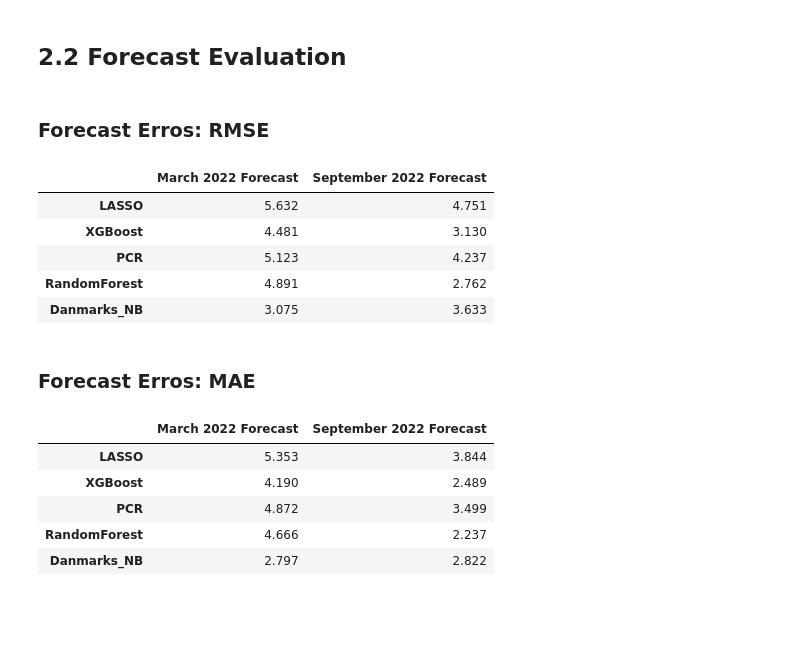
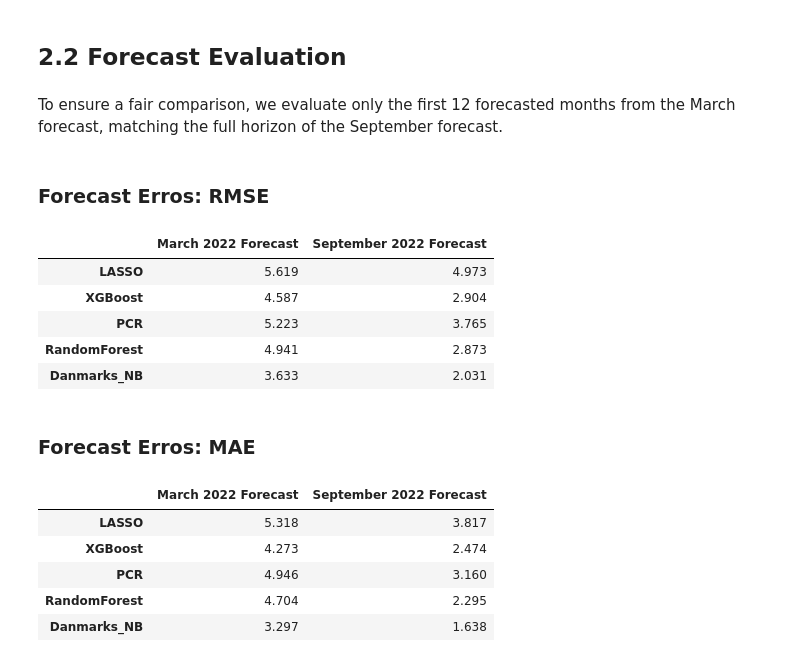
Before and after one commit to Rasmushoy/Inflation-Forecast, a Jupyter notebook: CaseStudy_Covid19.ipynb, the cells around one changed output. Drawn from its saved outputs; the diff is of its cells as text; code cells hidden in the pictures; blank space fills up the shorter version.

```diff
--- a/CaseStudy_Covid19.ipynb
+++ b/CaseStudy_Covid19.ipynb
@@ -364,6 +266,3 @@ forecast_sept = run_all_forecasters(
 # %%
 nb_march_2022 = NB_forecast[NB_forecast["Prognose udgivelse"] == "2022-03-01"]
 nb_sept_2022 = NB_forecast[NB_forecast["Prognose udgivelse"] == "2022-09-01"]
-# %%
-forecast_march["Danmarks_NB"] = nb_march_2022[nb_march_2022["Horisont"] == 0]["Forudsigelse"].values[0]
-forecast_sept["Danmarks_NB"] = nb_sept_2022[nb_sept_2022["Horisont"] == 0]["Forudsigelse"].values[0]
@@ -401,0 +269,3 @@ forecast_sept
+# %%
+forecast_march = expand_nationalbank_forecast(nb_march_2022, forecast_march)
+forecast_march
@@ -401,0 +290,3 @@ forecast_sept
+# %%
+forecast_sept = expand_nationalbank_forecast(nb_sept_2022, forecast_sept)
+forecast_sept
@@ -434,35 +481,39 @@ plot_combined_forecasts(forecast_march, forecast_sept)
 # %% [markdown]
 ## 2.2 Forecast Evaluation
+# %% [markdown]
+To ensure a fair comparison, we evaluate only the first 12 forecasted months from the March forecast, matching the full horizon of the September forecast.
+# %%
+forecast_march_12m = forecast_march[:12]
 # %% [markdown]
 ### **Forecast Erros: RMSE**
 # %%
 # Evaluate RMSE for forecasts from March and September
-rmse_march = evaluate(forecast_march, metric="RMSE")
+rmse_march = evaluate(forecast_march_12m, metric="RMSE")
 rmse_sept = evaluate(forecast_sept, metric="RMSE")
 
 # Create a DataFrame with models as index
 RMSE_df = pd.DataFrame({
     "March 2022 Forecast": rmse_march,
     "September 2022 Forecast": rmse_sept
 })
 
 # Round the values for cleaner output
 RMSE_df = RMSE_df.round(3)
 
 # Display the results
 RMSE_df
 # %% [output]
 |  | March 2022 Forecast | September 2022 Forecast |
-| LASSO | 5.632 | 4.751 |
-| XGBoost | 4.481 | 3.130 |
-| PCR | 5.123 | 4.237 |
-| RandomForest | 4.891 | 2.762 |
-| Danmarks_NB | 3.075 | 3.633 |
+| LASSO | 5.619 | 4.973 |
+| XGBoost | 4.587 | 2.904 |
+| PCR | 5.223 | 3.765 |
+| RandomForest | 4.941 | 2.873 |
+| Danmarks_NB | 3.633 | 2.031 |
 # %% [markdown]
 ### **Forecast Erros: MAE**
 # %%
 # Evaluate MAE for forecasts from March and September
-mae_march = evaluate(forecast_march, metric="MAE")
+mae_march = evaluate(forecast_march_12m, metric="MAE")
 mae_sept = evaluate(forecast_sept, metric="MAE")
 
 # Create a DataFrame with models as index
@@ -478,8 +529,8 @@ mae_df = mae_df.round(3)
 mae_df
 # %% [output]
 |  | March 2022 Forecast | September 2022 Forecast |
-| LASSO | 5.353 | 3.844 |
-| XGBoost | 4.190 | 2.489 |
-| PCR | 4.872 | 3.499 |
-| RandomForest | 4.666 | 2.237 |
-| Danmarks_NB | 2.797 | 2.822 |
+| LASSO | 5.318 | 3.817 |
+| XGBoost | 4.273 | 2.474 |
+| PCR | 4.946 | 3.160 |
+| RandomForest | 4.704 | 2.295 |
+| Danmarks_NB | 3.297 | 1.638 |
```
Also changed, not shown: parts of 23 cells of this notebook, 6 other files.
